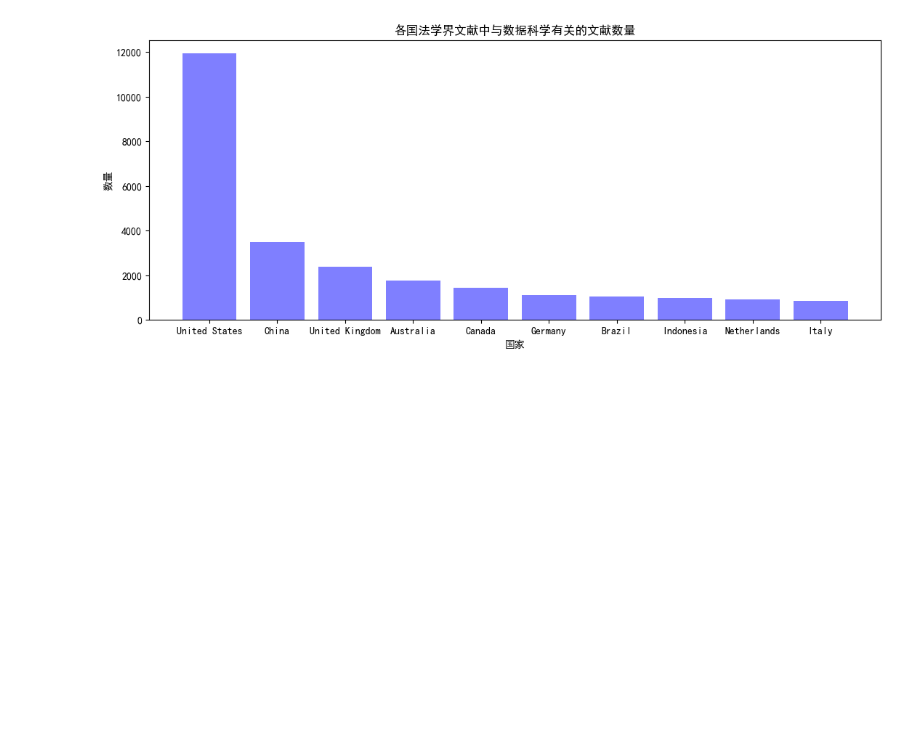
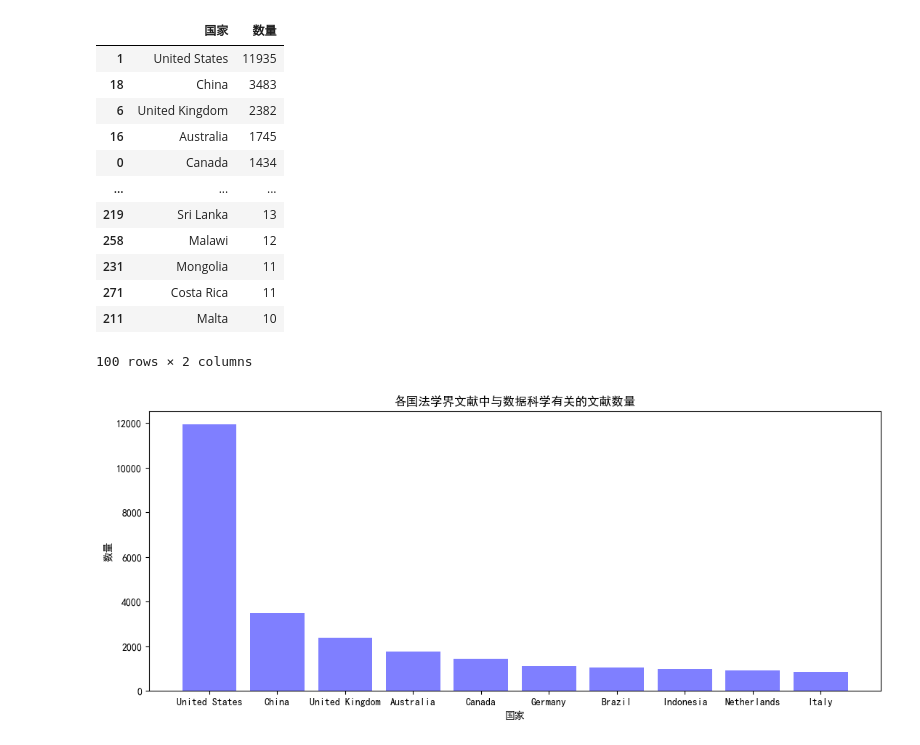
Before and after one commit to YichenShen0103/Datascience_survey, a Jupyter notebook: main/country.ipynb, the cells around one changed output. Cells and saved outputs as stored; diff of their text form; code cells hidden in the pictures; blank space fills up the shorter version.

```diff
--- a/main/country.ipynb
+++ b/main/country.ipynb
@@ -13,19 +17,33 @@ df.dropna(subset=["归属机构"],inplace=True)
 # %%
 #整理国际归属
 countries=dict()
 for i in df.index:
     address=df.at[i,"归属机构"];country=''
     for j in address:
         if j==';':
             try:
                 countries[country[1:]]+=1
             except:
                 countries[country[1:]]=1
             country=''
         elif j in ",./<>?:\"[]{}\\|`~!@#$%^&*-=_+1234567890":
             country=''
         else:
             country+=j
 df2=pd.DataFrame({'国家':list(countries.keys()),'数量':list(countries.values())})
 df2.sort_values("数量",ascending=False,inplace=True)
-df2=df2.head(10)
+df2.head(100)
+# %% [output]
+|  | 国家 | 数量 |
+| 1 | United States | 11935 |
+| 18 | China | 3483 |
+| 6 | United Kingdom | 2382 |
+| 16 | Australia | 1745 |
+| 0 | Canada | 1434 |
+| ... | ... | ... |
+| 219 | Sri Lanka | 13 |
+| 258 | Malawi | 12 |
+| 231 | Mongolia | 11 |
+| 271 | Costa Rica | 11 |
+| 211 | Malta | 10 |
+100 rows × 2 columns
```
Also changed, not shown: parts of 3 cells of this notebook, 1 other file.
